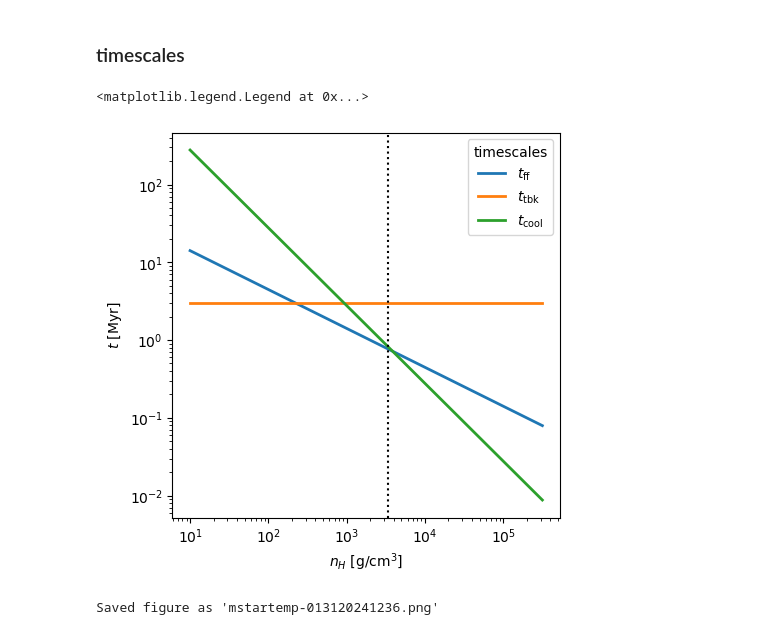
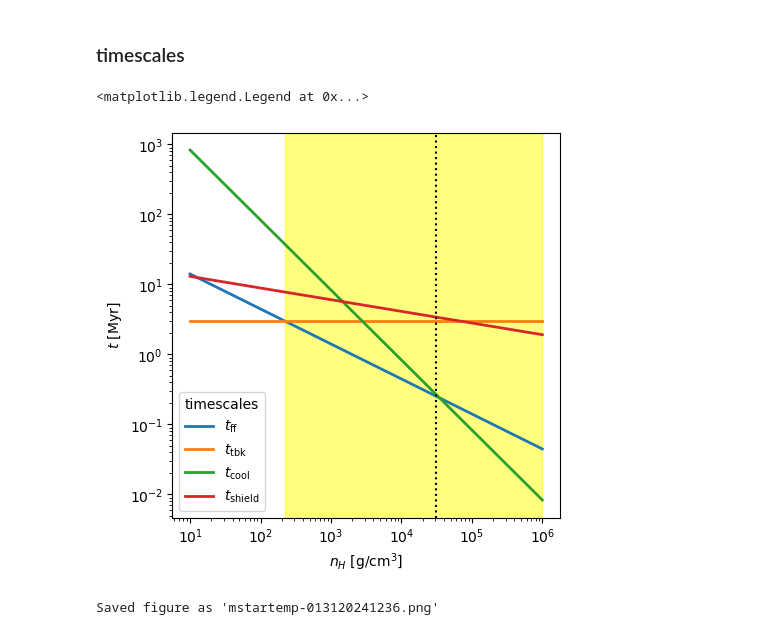
Before and after one commit to zandalman/RAMSES-analysis, a Jupyter notebook: analytic_v2.ipynb, the cells around one changed output. Drawn from its saved outputs; the diff is of its cells as text; code cells hidden in the pictures.

```diff
--- a/analytic_v2.ipynb
+++ b/analytic_v2.ipynb
@@ -69,36 +401,40 @@ eps_SNe
 ### timescales
 # %%
 num = 100
-metallicity = 1.0 * const.Z_sol
+metallicity = 1/3 * const.Z_sol
 temp = 10**4
 C = 1
 
 M_cl = 10**6 * const.M_sol
 V_w = 10**3.5 * const.km
 R_gal = 1 * const.kpc
 M_gen = 10**9 * const.M_sol
+t_fbk0 = 3 * const.Myr
 
-n_H = np.logspace(1, 5.5, num) # Hydrogen number density
+n_H_min, n_H_max = 10, 10**(6)
+n_H = np.logspace(np.log10(n_H_min), np.log10(n_H_max), num) # Hydrogen number density
 rho = n_H * const.m_H / const.X_cosmo
 t_ff = np.sqrt(3 * np.pi / (32 * const.G * rho))
-t_fbk = np.full_like(rho, 3 * const.Myr)
+t_fbk = np.full_like(rho, t_fbk0)
 t_cool = 0.87 * const.Myr * (n_H / 10**3.5)**(-1) * (metallicity / const.Z_sol)**(-1) * (temp / 10**4) * np.exp(0.009 * (temp / 10**4)**(-1)) * C**(-1)
-t_sh = 5 * const.Myr * (n_H / 10**3.5)**(-1/6) * (M_cl / (10**6 * const.M_sol))**(1/3) * (V_w / (10**3.5 * const.km))**(-1/2) * (R_gal / const.kpc) * (M_gen / (10**9 * const.M_sol))**(-1/2)
+# t_sh = 5 * const.Myr * (n_H / 10**3.5)**(-1/6) * (M_cl / (10**6 * const.M_sol))**(1/3) * (V_w / (10**3.5 * const.km))**(-1/2) * (R_gal / const.kpc) * (M_gen / (10**9 * const.M_sol))**(-1/2)
 n_cool = 3.4e3 * (metallicity / const.Z_sol)**(-2) * (temp / 10**4)**2 * C**(-2)
+n_ffb = const.X_cosmo * 3*np.pi/(32*const.G*t_fbk0**2) / const.m_H
 
 plt.figure(figsize=(5, 5))
 
 plt.plot(n_H, t_ff / const.Myr, lw=2, label=r'$t_{\rm ff}$')
 plt.plot(n_H, t_fbk / const.Myr, lw=2, label=r'$t_{\rm tbk}$')
 plt.plot(n_H, t_cool / const.Myr, lw=2, label=r'$t_{\rm cool}$')
-#plt.plot(n_H, t_sh / const.Myr, lw=2, label=r'$t_{\rm shield}$')
+plt.plot(n_H, t_sh / const.Myr, lw=2, label=r'$t_{\rm shield}$')
 plt.axvline(x=n_cool, color='black', linestyle=':')
+plt.axvspan(n_ffb, n_H_max, color='yellow', alpha=0.5)
 
 plt.xscale('log')
 plt.yscale('log')
 plt.xlabel(r'$n_H$ [${\rm g/cm^3}$]')
 plt.ylabel(r'$t$ [${\rm Myr}$]')
 plt.legend(title='timescales')
 # %% [output]
 <matplotlib.legend.Legend at 0x...>
-[figure, old version]
+[figure, new version]
```
Also changed, not shown: parts of 14 cells of this notebook, 14 other files.
